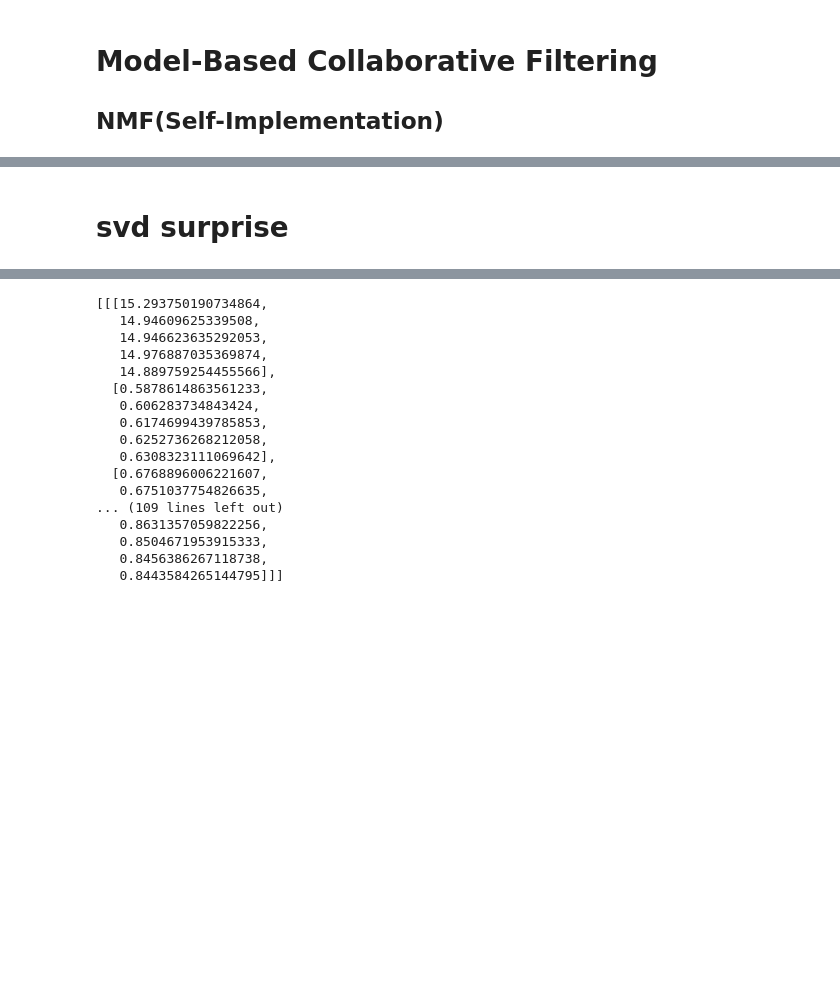
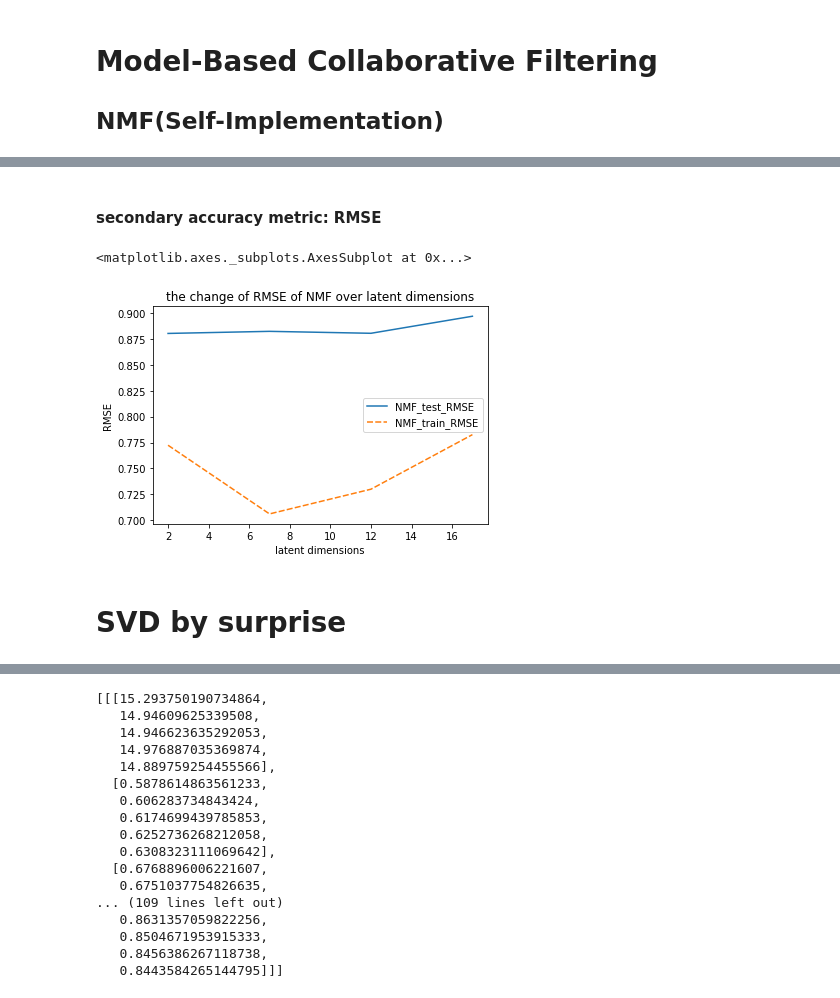
Before and after one commit to YLDAPhoenix11/Personalization, a Jupyter notebook: HW2.ipynb, the cells around one changed output, grey strips where cells are left out. Drawn from its saved outputs; the diff is of its cells as text; code cells hidden in the pictures; blank space fills up the shorter version.

```diff
--- a/HW2.ipynb
+++ b/HW2.ipynb
@@ -498,5 +534,17 @@ nmf_result
+# %% [markdown]
+#### secondary accuracy metric: RMSE
+# %%
+NMF_RMSE = pd.DataFrame(np.column_stack([nmf_test_rmse, nmf_train_rmse]),columns=['NMF_test_RMSE', 'NMF_train_RMSE'])
+NMF_RMSE.index = latent_dimensions
+plt.title("the change of RMSE of NMF over latent dimensions")
+plt.xlabel("latent dimensions")
+plt.ylabel("RMSE")
+sns.lineplot(data = NMF_RMSE, palette="tab10")
+# %% [output]
+<matplotlib.axes._subplots.AxesSubplot at 0x...>
+[figure, added]
 # %% [markdown]
-# svd surprise
+# SVD by surprise
 # %%
 learning_rate=np.arange(0.001,0.01,0.002)
 regularization=np.arange(0.01,0.1,0.02)
```
Also changed, not shown: parts of 37 cells of this notebook.
